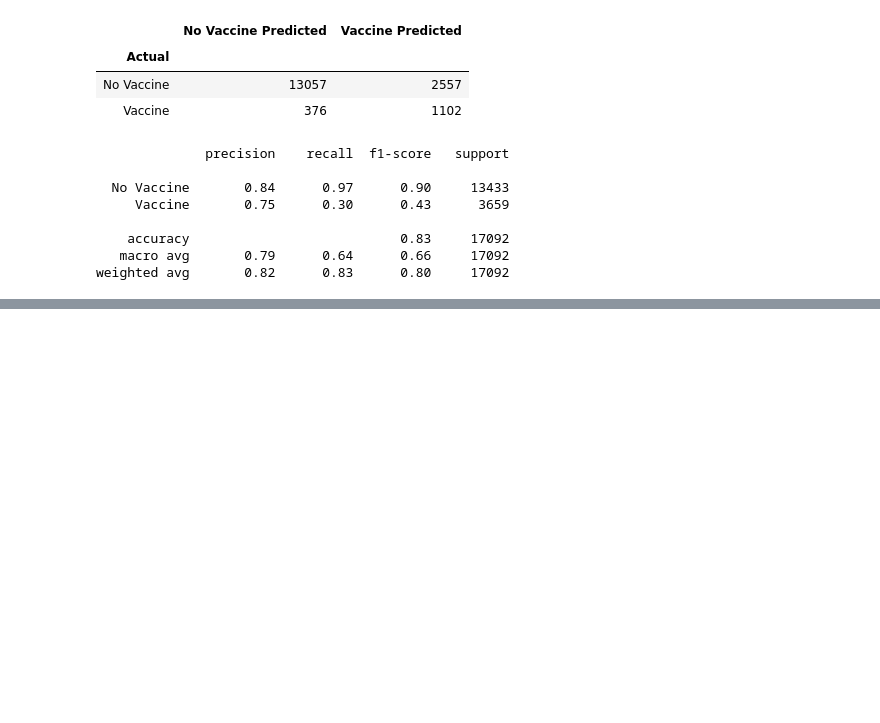
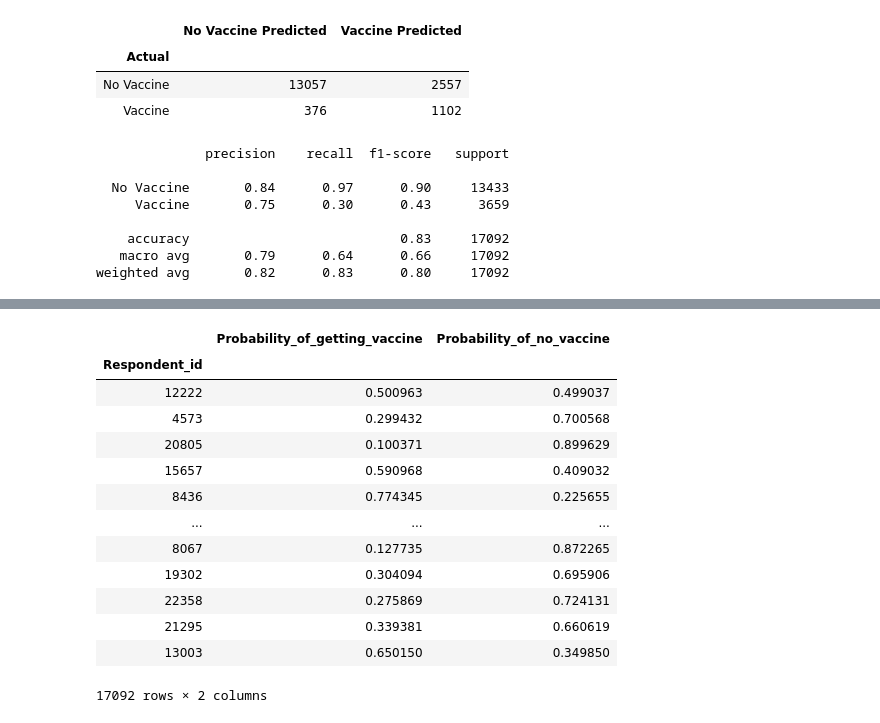
Before and after one commit to JadaShipp/predicting_flu, a Jupyter notebook: modeling.ipynb, the cells around one changed output, grey strips where cells are left out. Drawn from its saved outputs; the diff is of its cells as text; code cells hidden in the pictures; blank space fills up the shorter version.

Commit message:
logit classifier done

```diff
--- a/modeling.ipynb
+++ b/modeling.ipynb
@@ -312,3 +312,9 @@ print(classification_report(y_train_h1n1, y_pred, target_names = target_names))
     accuracy                           0.83     17092
    macro avg       0.79      0.64      0.66     17092
 weighted avg       0.82      0.83      0.80     17092
+# %%
+X_train_seas, y_train_seas, X_val_seas, y_val_seas, X_test_seas, y_test_seas = modeling.create_seas_validate_set(seasonal_train, seasonal_test)
+# %%
+# create and fit a logistic regression model
+logit = LogisticRegression(random_state = 123)
+logit.fit(X_train_seas, y_train_seas)
@@ -314,0 +344,4 @@ weighted avg       0.82      0.83      0.80     17092
+# %%
+# Make predictions and prediction probabilities
+y_pred_proba_df = logit.predict_proba(X_train_seas)
+y_pred_proba_df
@@ -314,0 +356,22 @@ weighted avg       0.82      0.83      0.80     17092
+# %%
+predictions = pd.DataFrame(
+    {'Respondent_id': X_train_h1n1.index,
+    'Probability_of_getting_vaccine': y_pred_proba_df[:,1],
+    'Probability_of_no_vaccine': y_pred_proba_df[:,0]})
+predictions = predictions.set_index('Respondent_id')
+predictions
+# %% [output]
+|  | Probability_of_getting_vaccine | Probability_of_no_vaccine |
+| Respondent_id |  |  |
+| 12222 | 0.500963 | 0.499037 |
+| 4573 | 0.299432 | 0.700568 |
+| 20805 | 0.100371 | 0.899629 |
+| 15657 | 0.590968 | 0.409032 |
+| 8436 | 0.774345 | 0.225655 |
+| ... | ... | ... |
+| 8067 | 0.127735 | 0.872265 |
+| 19302 | 0.304094 | 0.695906 |
+| 22358 | 0.275869 | 0.724131 |
+| 21295 | 0.339381 | 0.660619 |
+| 13003 | 0.650150 | 0.349850 |
+17092 rows × 2 columns
```
Also changed, not shown: parts of 4 cells of this notebook.
